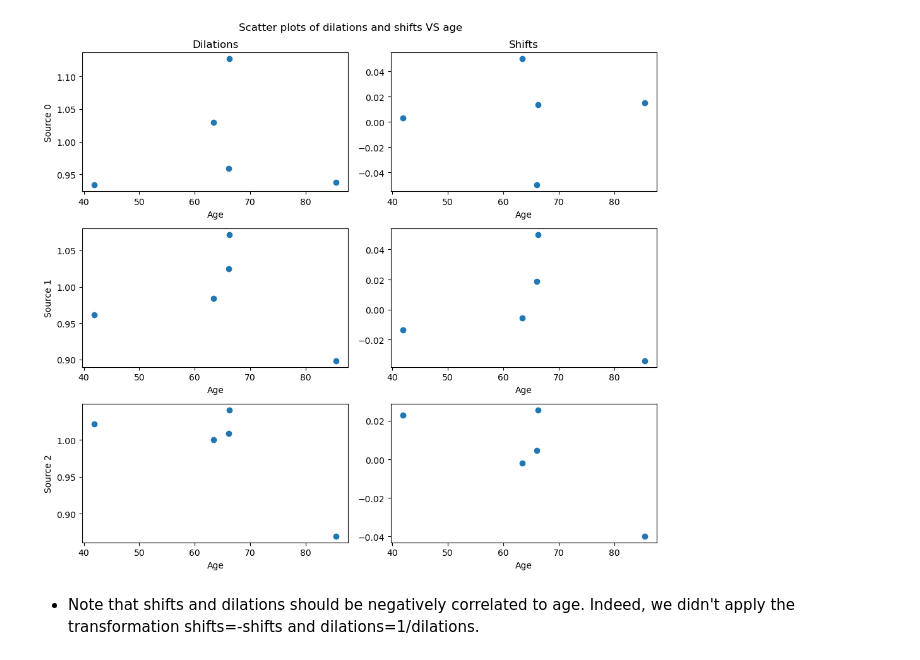
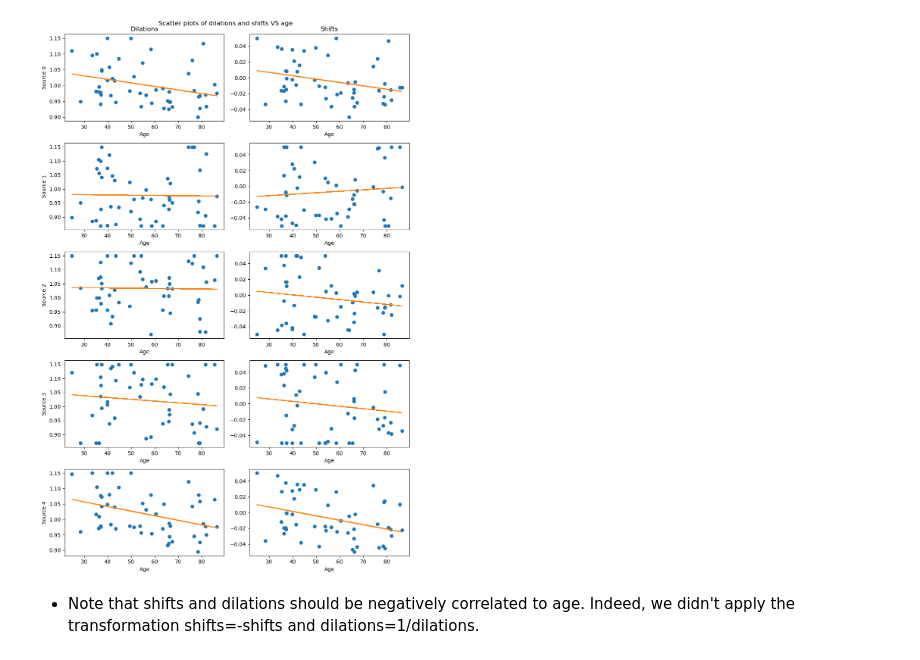
Before and after one commit to AmbroiseHeurtebise/internship_m2, a Jupyter notebook: tbme/plots/plots_camcan/plot_camcan.ipynb, the cells around one changed output. Cells and saved outputs as stored; diff of their text form; code cells hidden in the pictures.

Commit message:
add some plots

```diff
--- a/tbme/plots/plots_camcan/plot_camcan.ipynb
+++ b/tbme/plots/plots_camcan/plot_camcan.ipynb
@@ -5,8 +6,8 @@ from multiviewica_delay.multiviewica_dilations_shifts._plot_functions import plo
 # %%
 # parameters
 task = "auditory"
-n_subjects = 5
-n_components = 3
+n_subjects = 50
+n_components = 5
 n_concat = 3
 # %%
 # load results
@@ -23,0 +82,31 @@ plot_sources_3d(Y_list[:10]);
+# %%
+# average dilations and shifts
+dilations_avg = np.mean(dilations, axis=1)
+shifts_avg = np.mean(shifts, axis=1)
+
+# Linear regression
+slope_dilations, intercept_dilations, _, _, _ = stats.linregress(ages, 1/dilations_avg)
+fitLine_dilations = slope_dilations * ages + intercept_dilations
+slope_shifts, intercept_shifts, _, _, _ = stats.linregress(ages, -shifts_avg)
+fitLine_shifts = slope_shifts * ages + intercept_shifts
+
+# color cycle
+prop_cycle = plt.rcParams['axes.prop_cycle']
+colors = prop_cycle.by_key()['color']
+
+# average scatter plot
+plt.subplots(1, 2, figsize=(8, 4))
+plt.subplot(1, 2, 1)
+plt.scatter(ages, 1/dilations_avg)
+plt.plot(ages, fitLine_dilations, c=colors[1])
+plt.xlabel("Age")
+plt.ylabel("Dilation")
+plt.subplot(1, 2, 2)
+plt.scatter(ages, -shifts_avg)
+plt.plot(ages, fitLine_shifts, c=colors[1])
+plt.xlabel("Age")
+plt.ylabel("Shift")
+plt.suptitle(
+    f"Average dilations and shifts VS age\nm={n_subjects} ; p={n_components} ; n_concat={n_concat}")
+plt.tight_layout()
+plt.show()
@@ -24,23 +115,29 @@ plot_sources_3d(Y_list[:10]);
 # %%
 # scatter plots
 fig, axes = plt.subplots(n_components, 2, figsize=(10, 3*n_components))
 for i in range(n_components):
     ax = axes[i, 0]
-    ax.scatter(ages, dilations[:, i])
+    ax.scatter(ages, 1/dilations[:, i])
     if i == 0:
         ax.set_title("Dilations")
     ax.set_xlabel("Age")
     ax.set_ylabel(f"Source {i}")
+    slope, intercept, _, _, _ = stats.linregress(ages, 1/dilations[:, i])
+    fitLine = slope * ages + intercept
+    ax.plot(ages, fitLine, c=colors[1])
 
     ax = axes[i, 1]
-    ax.scatter(ages, shifts[:, i])
+    ax.scatter(ages, -shifts[:, i])
     if i == 0:
         ax.set_title("Shifts")
     ax.set_xlabel("Age")
+    slope, intercept, _, _, _ = stats.linregress(ages, -shifts[:, i])
+    fitLine = slope * ages + intercept
+    ax.plot(ages, fitLine, c=colors[1])
 
 plt.suptitle("Scatter plots of dilations and shifts VS age")
 plt.tight_layout()
 # %% [output]
-[figure, old version]
+[figure, new version]
 # %% [markdown]
 - Note that shifts and dilations should be negatively correlated to age. Indeed, we didn't apply the transformation shifts=-shifts and dilations=1/dilations.
```
Also changed, not shown: parts of 6 cells of this notebook.
